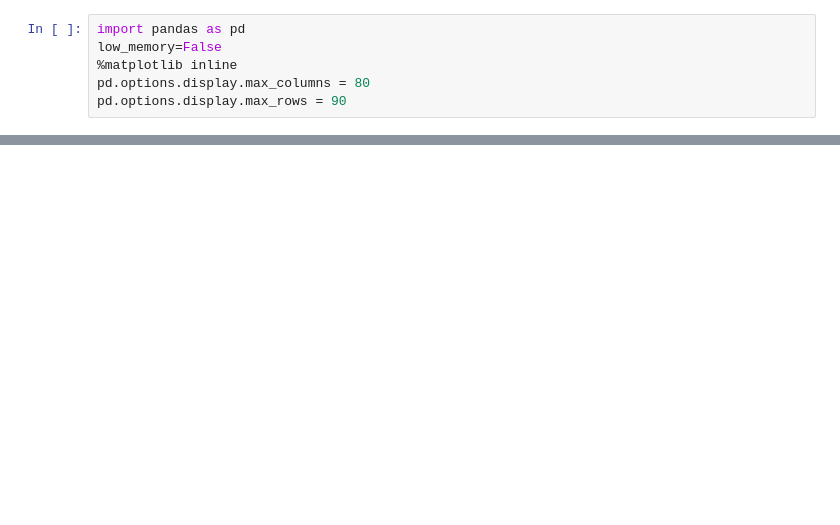
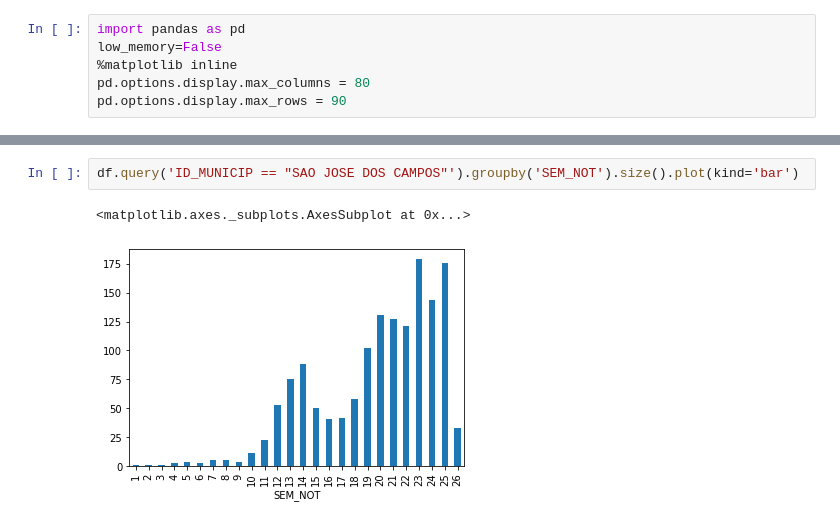
Before and after one commit to LauraMaia/Analise-de-Dados-Publicos-SUS, a Jupyter notebook: OpendataSUS SRAG 2020 - SJCampos.ipynb, the cells around one changed output, grey strips where cells are left out. Cells and saved outputs as stored; diff of their text form; blank space fills up the shorter version.

```diff
--- a/OpendataSUS SRAG 2020 - SJCampos.ipynb
+++ b/OpendataSUS SRAG 2020 - SJCampos.ipynb
@@ -61,0 +83,5 @@ df.query('ID_MUNICIP == "SAO JOSE DOS CAMPOS"')['NU_IDADE_N'].value_counts().hea
+# %%
+df.query('ID_MUNICIP == "SAO JOSE DOS CAMPOS"').groupby('SEM_NOT').size().plot(kind='bar')
+# %% [output]
+<matplotlib.axes._subplots.AxesSubplot at 0x...>
+[figure, added]
```
Also changed, not shown: parts of 14 cells of this notebook.
